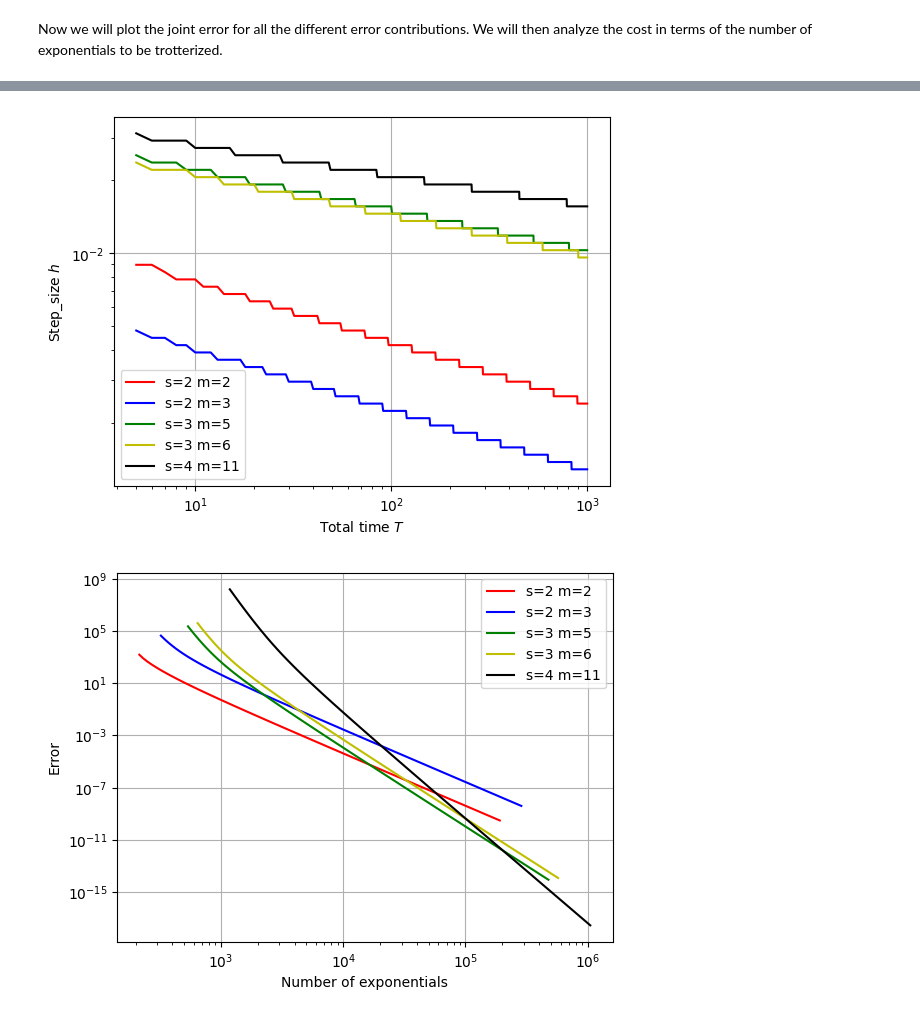
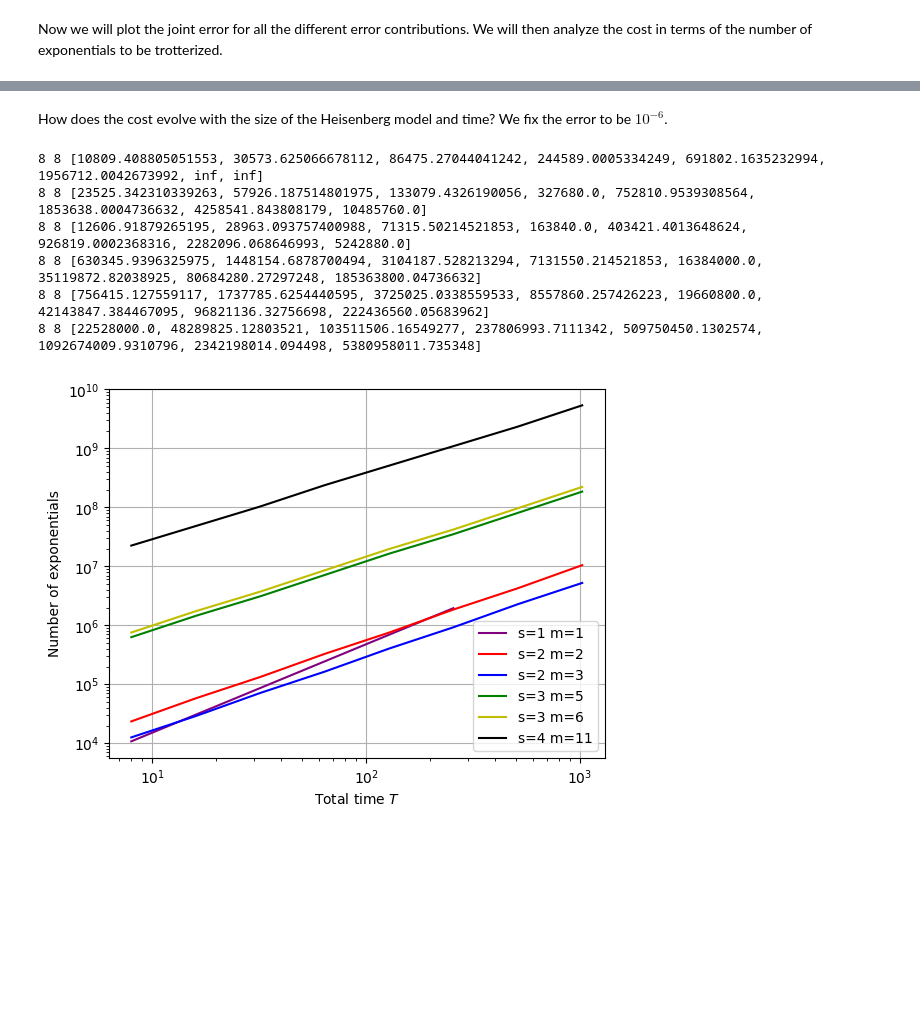
Before and after one commit to XanaduAI/CFQMagnus, a Jupyter notebook: largest_error_bounds.ipynb, the cells around one changed output, grey strips where cells are left out. Drawn from its saved outputs; the diff is of its cells as text; code cells hidden in the pictures; blank space fills up the shorter version.

```diff
--- a/largest_error_bounds.ipynb
+++ b/largest_error_bounds.ipynb
@@ -873,5 +964,5 @@ def minimize_cost(hs, s, m, total_time, total_error):
 # %%
-total_error = 1e-7
+total_error = 1e-3
 for (s, m, color) in zip([2,2,3,3,4], [2, 3, 5, 6, 11], ['r', 'b', 'g', 'y', 'k']):
     min_costs = []
     min_costs_h = []
@@ -879,10 +970,10 @@ for (s, m, color) in zip([2,2,3,3,4], [2, 3, 5, 6, 11], ['r', 'b', 'g', 'y', 'k'
         min_cost_h, min_cost = minimize_cost(hs, s, m, total_time, total_error)
         min_costs.append(min_cost)
         min_costs_h.append(min_cost_h)
-    plt.plot(range(5, 1001), min_costs, color = color, label = f's={s} m={m}')
+    plt.plot(range(5, 1001), min_costs_h, color = color, label = f's={s} m={m}')
 
 plt.xlabel(r'Total time $T$')
-plt.ylabel('Number of exponentials')
+plt.ylabel('Step size $h$')
 
 plt.yscale('log')
 plt.xscale('log')
@@ -897,0 +1017,2 @@ plt.show()
+# %% [markdown]
+How does the cost evolve with the size of the Heisenberg model and time? We fix the error to be $10^{-6}$.
@@ -898,51 +1032,55 @@ plt.show()
+# %%
+total_error = 1e-7
+# Minimize the cost for different values of n
+def minimize_cost(hs, s, m, total_time, total_error, trotter_exponentials = True, split_operator = False, step_error = step_error):
+
+    cost_exponentials = {}
+    errors = {}
+    for h in hs:
+        cost_exponentials[h] = total_time*m/h
+        if trotter_exponentials:
+            cost_exponentials[h] *= 5**(s-1)
+        if split_operator and m == 3 and s== 2:
+            cost_exponentials[h] = 5**(s-1) * total_time/h # We can concatenate the first and last exponentials
+        errors[h] = total_time*step_error[total_error][total_time][(s,m)][h]/h
+
+    min_cost = np.inf
+    min_cost_h = None
+    for h in hs:
+        if errors[h] < total_error and cost_exponentials[h] < min_cost:
+            min_cost_h = h
+            min_cost = cost_exponentials[h]
+
+    return min_cost_h, min_cost
 # %%
-total_error = 1e-7
-for (s, m, color) in zip([2,2,3,3,4], [2, 3, 5, 6, 11], ['r', 'b', 'g', 'y', 'k']):
+for (s, m, color) in zip([1,2,2,3,3,4], [1, 2, 3, 5, 6, 11], ['purple','r', 'b', 'g', 'y', 'k']):
     min_costs = []
     min_costs_h = []
-    for total_time in range(5, 1001):
-        min_cost_h, min_cost = minimize_cost(hs, s, m, total_time, total_error)
+    for i in range(3, 11):
+        total_time = 2**i
+        min_cost_h, min_cost = minimize_cost(hs, s, m, total_time, total_error, trotter_exponentials = True, split_operator = True, step_error = step_error)
         min_costs.append(min_cost)
         min_costs_h.append(min_cost_h)
-    plt.plot(range(5, 1001), min_costs_h, color = color, label = f's={s} m={m}')
+    print(len(min_costs), len(min_costs_h), min_costs)
+    plt.plot([2**i for i in range(3, 11)], min_costs, color = color, label = f's={s} m={m}')
 
 plt.xlabel(r'Total time $T$')
-plt.ylabel('Step_size $h$')
+plt.ylabel('Number of exponentials')
 
 plt.yscale('log')
 plt.xscale('log')
 plt.grid()
 
 handles, labels = plt.gca().get_legend_handles_labels()
 by_label = dict(zip(labels, handles))
 plt.legend(by_label.values(), by_label.keys())
 
 plt.show()
 # %% [output]
+8 8 [10809.408805051553, 30573.625066678112, 86475.27044041242, 244589.0005334249, 691802.1635232994, 1956712.0042673992, inf, inf]
+8 8 [23525.342310339263, 57926.187514801975, 133079.4326190056, 327680.0, 752810.9539308564, 1853638.0004736632, 4258541.843808179, 10485760.0]
+8 8 [12606.91879265195, 28963.093757400988, 71315.50214521853, 163840.0, 403421.4013648624, 926819.0002368316, 2282096.068646993, 5242880.0]
+8 8 [630345.9396325975, 1448154.6878700494, 3104187.528213294, 7131550.214521853, 16384000.0, 35119872.82038925, 80684280.27297248, 185363800.04736632]
+8 8 [756415.127559117, 1737785.6254440595, 3725025.0338559533, 8557860.257426223, 19660800.0, 42143847.384467095, 96821136.32756698, 222436560.05683962]
+8 8 [22528000.0, 48289825.12803521, 103511506.16549277, 237806993.7111342, 509750450.1302574, 1092674009.9310796, 2342198014.094498, 5380958011.735348]
-[figure, old version]
+[figure, new version]
-# %%
-# For a fixed amount of time = 100, plot the error vs the number of exponentials
-total_time = 100
-for (s, m, color) in zip([2,2,3,3,4], [2, 3, 5, 6, 11], ['r', 'b', 'g', 'y', 'k']):
-    errors = {}
-    cost_exponentials = {}
-    for h in hs:
-        cost_exponentials[h] = total_time*m/h
-        errors[h] = total_time*step_error[(s,m)][h]/h
-
-    plt.plot(cost_exponentials.values(), errors.values(), color = color, label = f's={s} m={m}')
-
-plt.xlabel(r'Number of exponentials')
-plt.ylabel('Error')
-
-plt.yscale('log')
-plt.xscale('log')
-plt.grid()
-
-handles, labels = plt.gca().get_legend_handles_labels()
-by_label = dict(zip(labels, handles))
-plt.legend(by_label.values(), by_label.keys())
-
-plt.show()
-# %% [output]
-[figure, removed]
```
Also changed, not shown: parts of 11 cells of this notebook.
